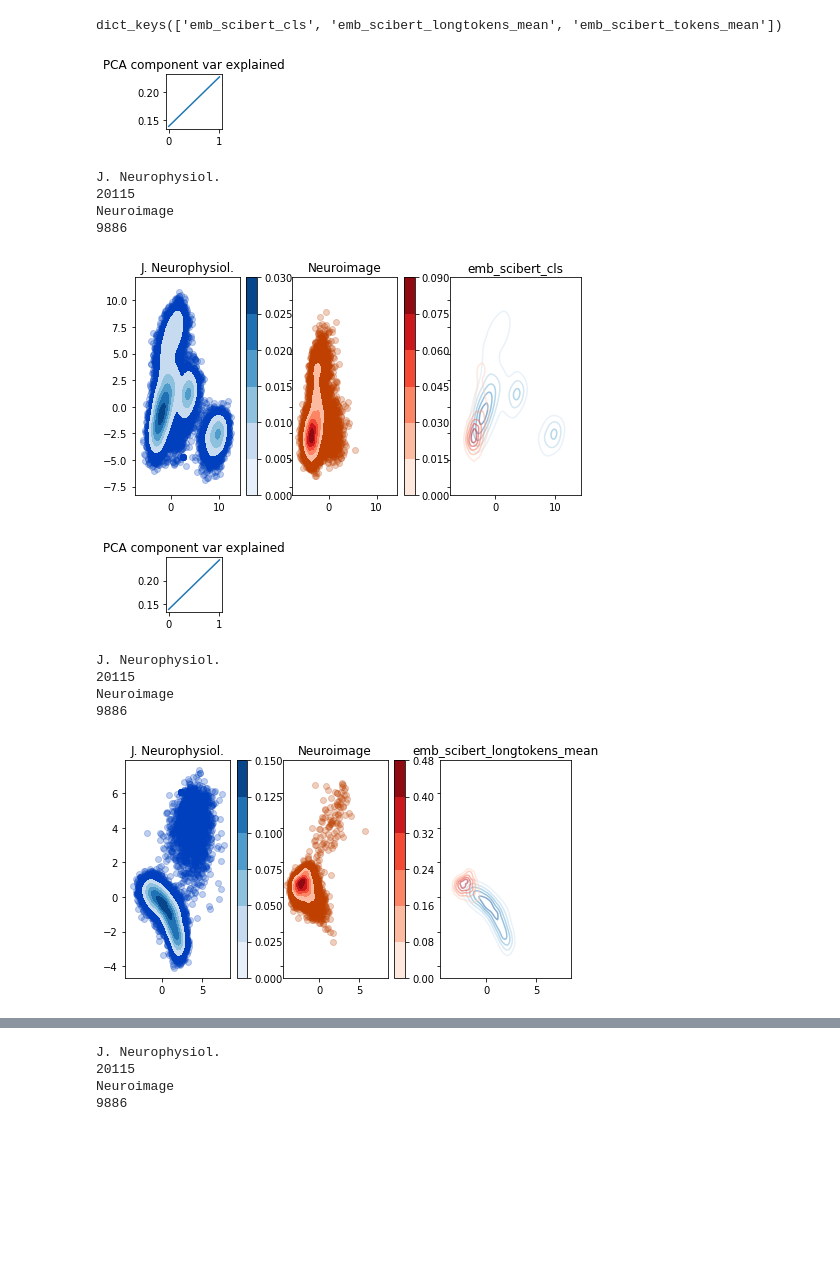
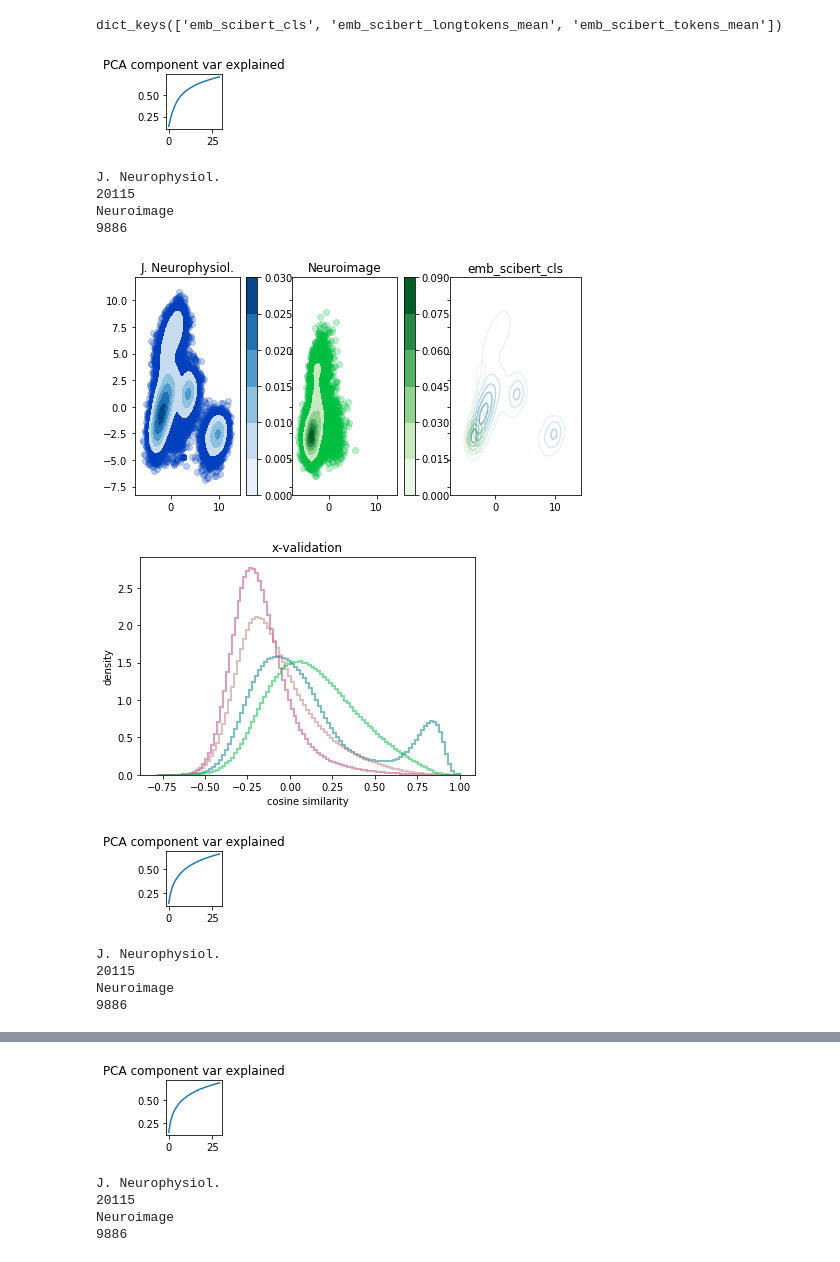
Before and after one commit to brendanchambers/attention_wildfires, a Jupyter notebook: evaluate_representations/evaluate_representations/plot_each.ipynb, the cells around one changed output, grey strips where cells are left out. Drawn from its saved outputs; the diff is of its cells as text; code cells hidden in the pictures; blank space fills up the shorter version.

Commit message:
embed pubmed jobb

```diff
--- a/evaluate_representations/evaluate_representations/plot_each.ipynb
+++ b/evaluate_representations/evaluate_representations/plot_each.ipynb
@@ -27,7 +29,7 @@ client_config = {'unix_socket':'/home/brendanchambers/.sql.sock',
 journals = ['J. Neurophysiol.', 'Neuroimage']  # journals = ['Brain Res.', 'J. Virol.']
 
 journal_colors = [[0, 0.25, 0.75, 0.25],
-                  [0.75, 0.25, 0, 0.25]]
+                  [0, 0.75, 0.25, 0.25]]
 
 
 # table names corresponding to embedding conditions
@@ -110,7 +171,7 @@ dict_keys(['emb_scibert_cls', 'emb_scibert_longtokens_mean', 'emb_scibert_tokens
 # todo would be nice to align these spaces and then compare
 
 D = 768
-D_pca = 2   # most of the variance preserved at around 300 d
+D_pca = 30   # most of the variance preserved at around 300 d
 
 pca_models = []
 
@@ -135,64 +196,53 @@ for i_cond, condition in enumerate(embedding_conditions):
     plt.show()
 
     ## 2D pca comparison of journals ##
-    '''
-    (f, ax) = plt.subplots(1, len(journals), sharex='all', sharey='all',
-                      figsize=(8,4))
-
-    for i_journal, journal in enumerate(journals):
-        print(journal)
-        samples = compare_embeddings[embedding_conditions[i_cond]][journals[i_journal]].copy()
-        print(len(samples))
-        pc = pca_models[i_cond].transform(samples)
-        sns.kdeplot(pc[:,0],pc[:,1],n_levels=5,
-                 shade=True, # shade_lowest=False,
-                 alpha=1, cmap='Blues', cbar=True,
-                 ax = ax[i_journal])
-        #ax[i_journal].scatter(pc[:,0], pc[:,1],
-        #            color=journal_colors[i_journal],marker='.')
-
-    plt.title('2D pca for {} '.format(condition))
-    '''
-
-    ## 2D pca comparison of journals ##
     (f, ax) = plt.subplots(1, len(journals)+1, sharex='all', sharey='all',
                       figsize=(8,4))
 
-    cmap_key = ['Blues','Reds']
+    pca_dictionary = {}
+    cmap_key = ['Blues','Greens']
     for i_journal, journal in enumerate(journals):
         print(journal)
         samples = compare_embeddings[condition][journal].copy()
         print(len(samples))
         pc = pca.transform(samples)
+        pca_dictionary[journal] = pc
         ax[i_journal].scatter(pc[:,0], pc[:,1],color=journal_colors[i_journal])
+
         sns.kdeplot(pc[:,0],pc[:,1],n_levels=5,
                  shade=True, shade_lowest=False,
                  alpha=1, cmap=cmap_key[i_journal], cbar=True,
                  ax = ax[i_journal])
         ax[i_journal].set_title(journal)
 
         sns.kdeplot(pc[:,0],pc[:,1],n_levels=5,
                     shade=False,
                     alpha=0.5,
                     cmap=cmap_key[i_journal],
                     ax = ax[len(ax)-1])
         #ax[i_journal].scatter(pc[:,0], pc[:,1],
         #            color=journal_colors[i_journal],marker='.')
 
         ax[len(ax)-1].set_title(condition)
 
         plt.savefig('nphys vs nimg {} density.png'.format(condition))
         plt.savefig('nphys vs nimg {} density.svg'.format(condition))
+
+    # plot cosine similarity xvalidation test
+    xvalid = cos_sim_helper(pca_dictionary,
+                            title_text='x-validation {}'.format(condition))
+    plt.savefig('pca xvalidation 2D {}.png'.format(condition))
+    plt.savefig('pca xvalidation 2D {}.svg'.format(condition))
 # %% [output]
-[figure, old version]
+[figure, new version]
 J. Neurophysiol.
 20115
 Neuroimage
 9886
-[figure, old version]
+[figure, new version]
-[figure, old version]
+[figure, new version]
+[figure, new version]
 J. Neurophysiol.
 20115
 Neuroimage
 9886
-[figure, old version]
@@ -200,3 +251,4 @@ Neuroimage
+[figure, added]
 J. Neurophysiol.
 20115
 Neuroimage
```
Also changed, not shown: parts of 11 cells of this notebook, 24 other files.
